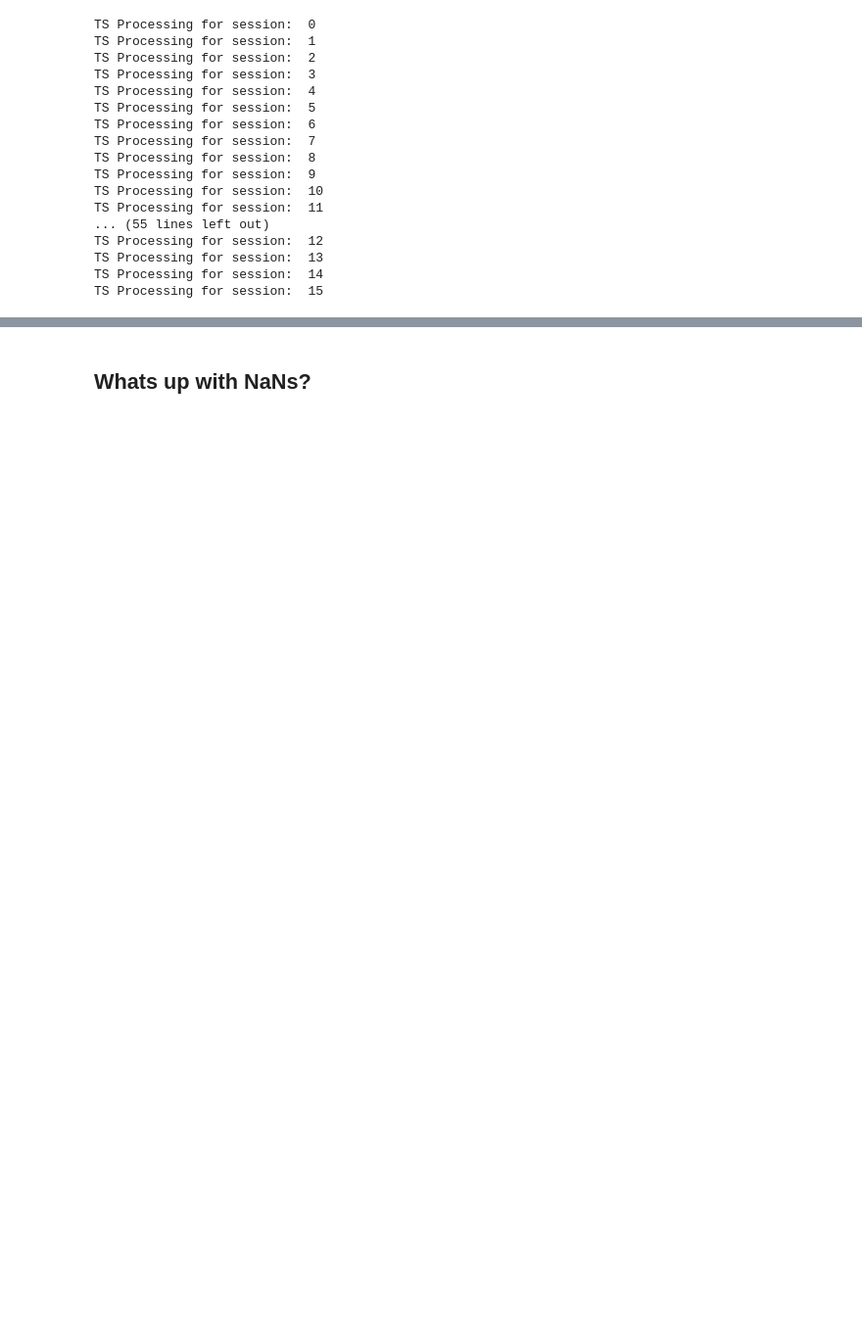
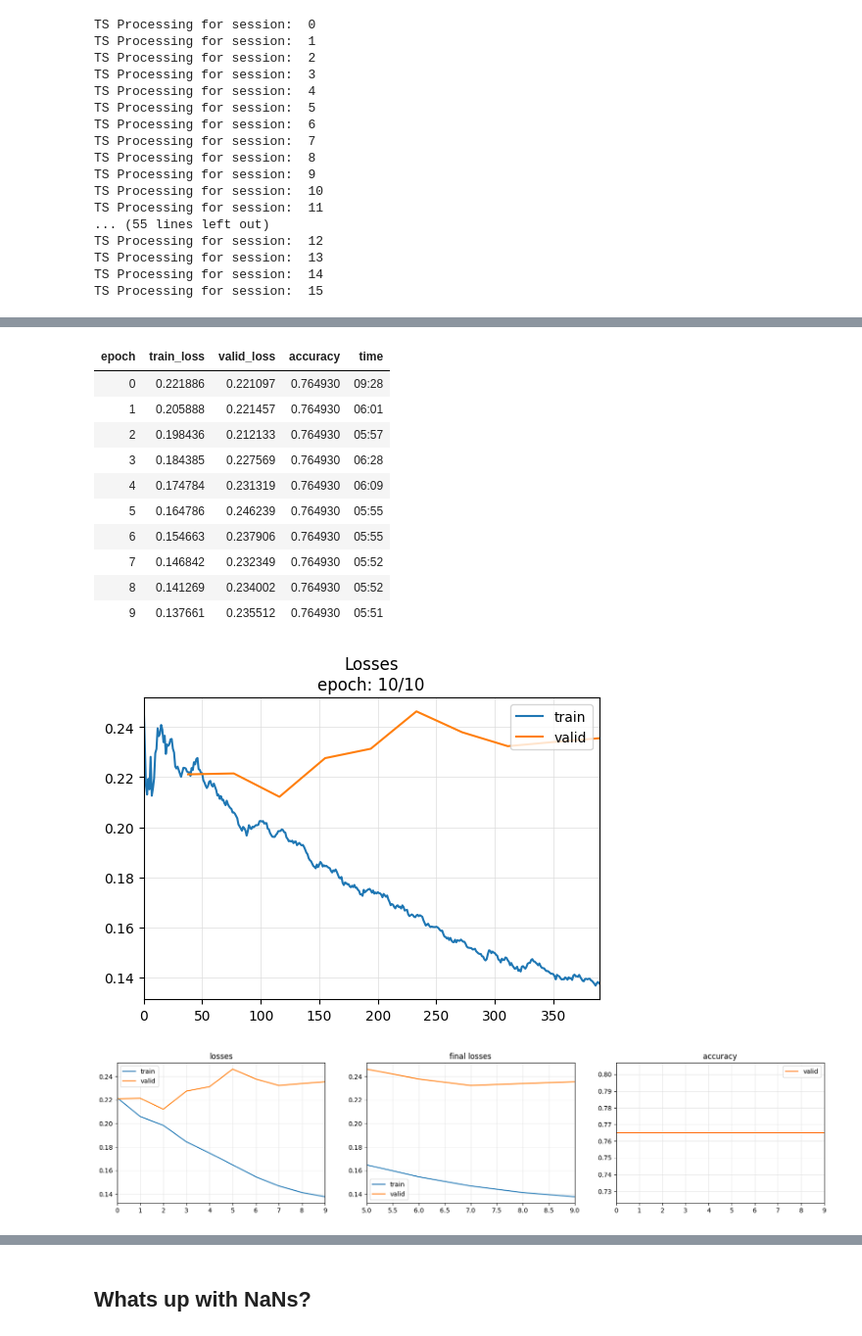
Before and after one commit to lwachowiak/HRI-Error-Detection-STAI, a Jupyter notebook: code/testing.ipynb, the cells around one changed output, grey strips where cells are left out. Shown at 98% size. Saved outputs shown, nothing was run; the diff lists cells and outputs as text; code cells hidden in the pictures; blank space fills up the shorter version.

```diff
--- a/code/testing.ipynb
+++ b/code/testing.ipynb
@@ -61,0 +148,22 @@ TS Processing for session:  15
+# %%
+tfms = [None, TSClassification()]
+batch_tfms = TSStandardize(by_sample=True)
+dsets = TSDatasets(all_X, all_Y, splits=splits, inplace=True)
+dls   = TSDataLoaders.from_dsets(dsets.train, dsets.valid, batch_tfms=batch_tfms, bs=8)
+model = build_ts_model(MINIROCKET_Pytorch.MiniRocket, dls=dls)
+learn = ts_learner(dls, model, metrics=accuracy, cbs=ShowGraph())
+learn.fit_one_cycle(10, 7e-5) # tried: 7e-5
+# %% [output]
+| epoch | train_loss | valid_loss | accuracy | time |
+| 0 | 0.221886 | 0.221097 | 0.764930 | 09:28 |
+| 1 | 0.205888 | 0.221457 | 0.764930 | 06:01 |
+| 2 | 0.198436 | 0.212133 | 0.764930 | 05:57 |
+| 3 | 0.184385 | 0.227569 | 0.764930 | 06:28 |
+| 4 | 0.174784 | 0.231319 | 0.764930 | 06:09 |
+| 5 | 0.164786 | 0.246239 | 0.764930 | 05:55 |
+| 6 | 0.154663 | 0.237906 | 0.764930 | 05:55 |
+| 7 | 0.146842 | 0.232349 | 0.764930 | 05:52 |
+| 8 | 0.141269 | 0.234002 | 0.764930 | 05:52 |
+| 9 | 0.137661 | 0.235512 | 0.764930 | 05:51 |
+[figure, added]
+[figure, added]
```
Also changed, not shown: parts of 19 cells of this notebook, 5 other files.
